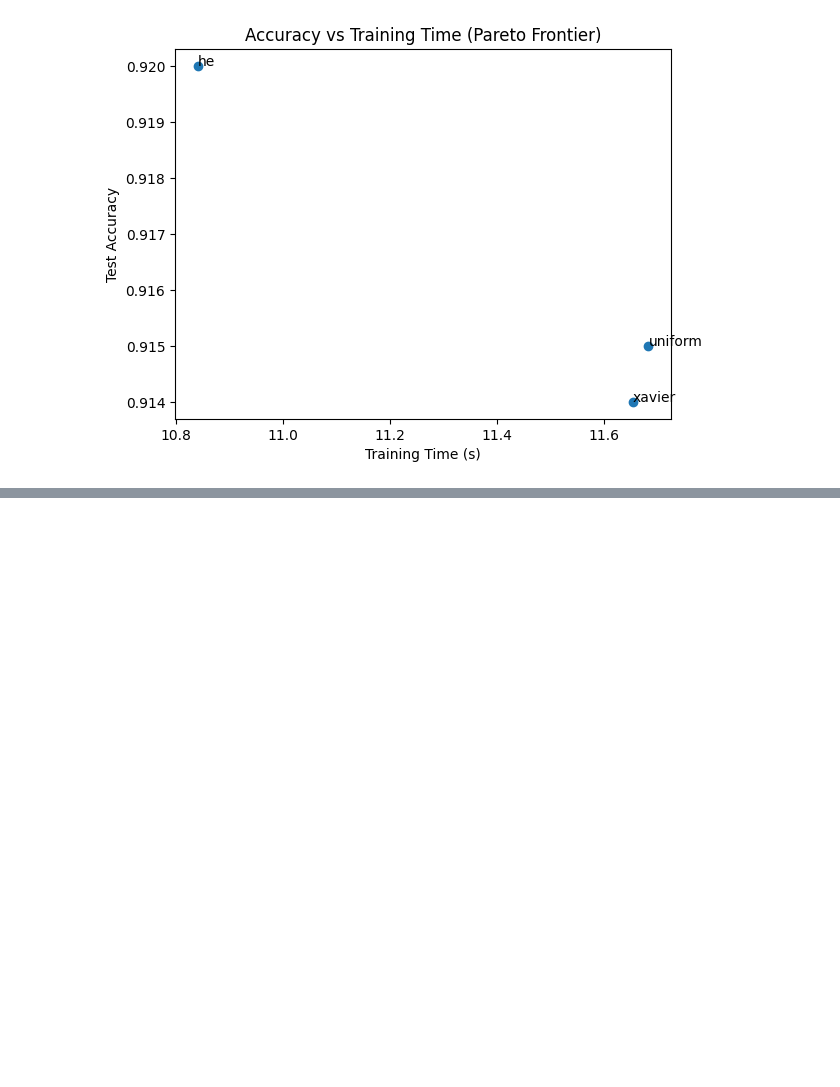
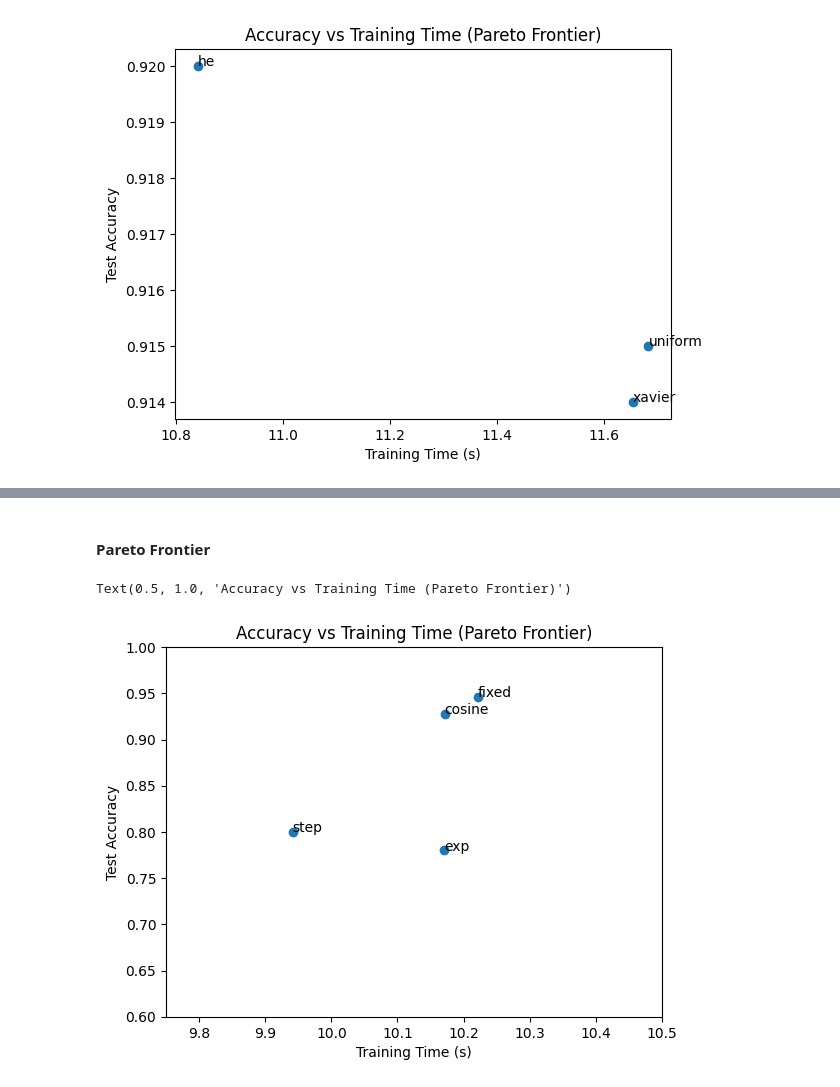
Before and after one commit to Featherless-bipod/variableMLP, a Jupyter notebook: src/main2.ipynb, the cells around one changed output, grey strips where cells are left out. Saved outputs shown, nothing was run; the diff lists cells and outputs as text; code cells hidden in the pictures; blank space fills up the shorter version.

```diff
--- a/src/main2.ipynb
+++ b/src/main2.ipynb
@@ -318,0 +394,16 @@ Text(0.5, 1.0, 'Accuracy vs Training Time (Pareto Frontier)')
+# %% [markdown]
+#### Pareto Frontier
+# %%
+plt.scatter(Stotal_times, Stest_accs)
+for i, S in enumerate(schedules):
+    plt.text(Stotal_times[i], Stest_accs[i], f"{S}")
+
+
+plt.ylim(0.6, 1.0)
+plt.xlim(9.75,10.5)
+plt.xlabel("Training Time (s)")
+plt.ylabel("Test Accuracy")
+plt.title("Accuracy vs Training Time (Pareto Frontier)")
+# %% [output]
+Text(0.5, 1.0, 'Accuracy vs Training Time (Pareto Frontier)')
+[figure, added]
```
Also changed, not shown: parts of 12 cells of this notebook, 2 other files.
